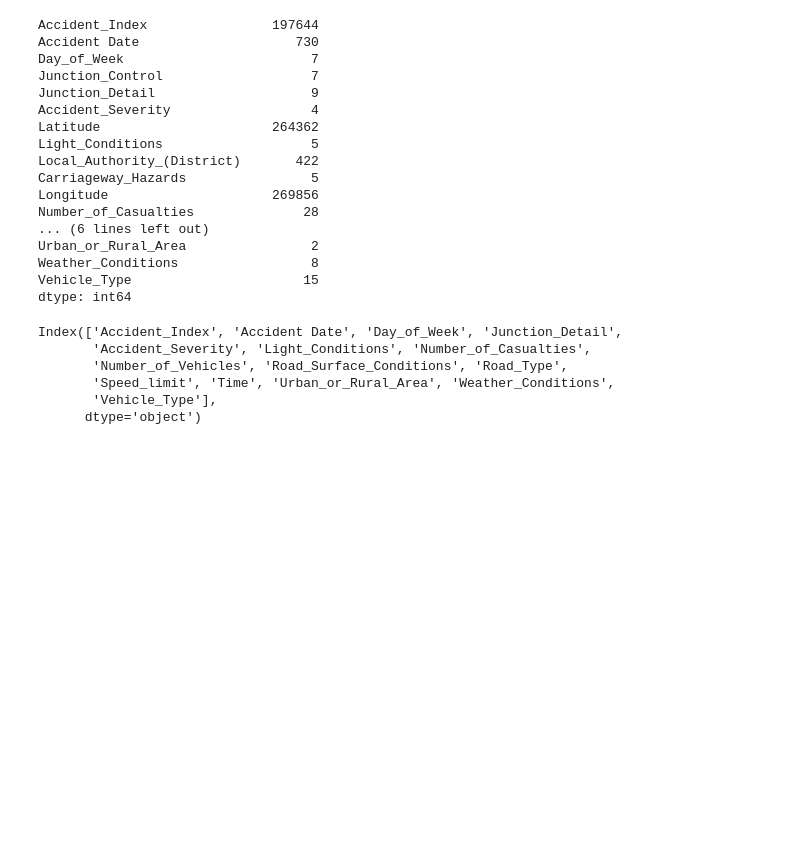
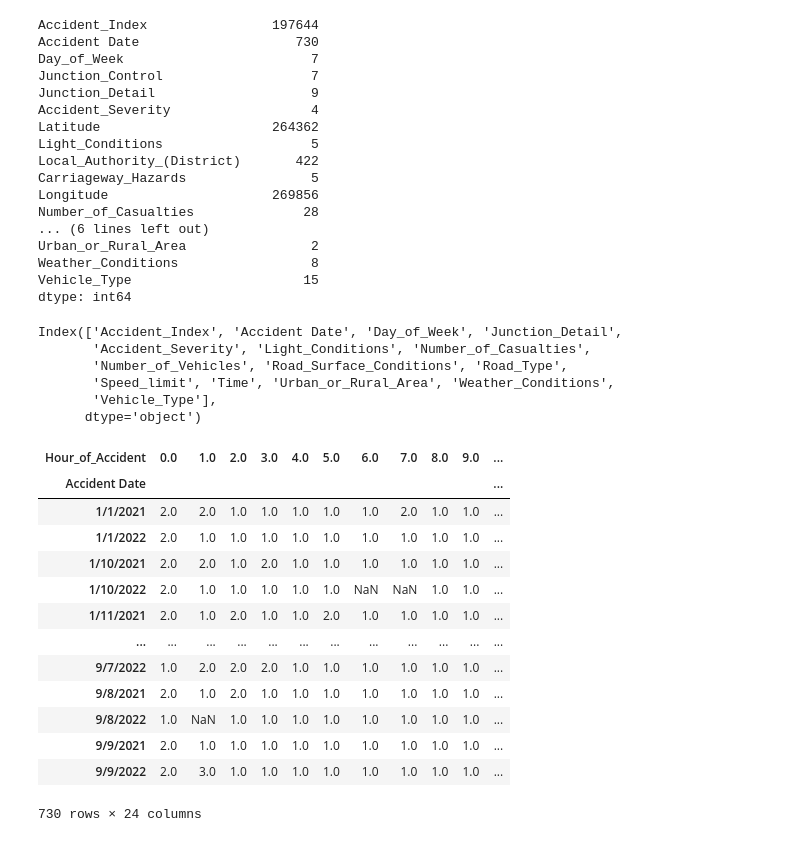
Before and after one commit to alixkaw/DPP-1, a Jupyter notebook: notebooks/01_exploration.ipynb, the cells around one changed output. Cells and saved outputs as stored; diff of their text form; code cells hidden in the pictures; blank space fills up the shorter version.

Commit message:
add pivot table and category mapping

```diff
--- a/notebooks/01_exploration.ipynb
+++ b/notebooks/01_exploration.ipynb
@@ -202,3 +202,29 @@ df = df.rename(columns={
     'Accident_Index': 'Accident_ID',
     'Time': 'Hour_of_Accident'
 })
+# %%
+# Creating a Pivot Table to analyze number of death values based on 'Accident Date' and 'Hour_of_Accident'
+pivot_table = (
+    df
+    .groupby(['Accident Date', 'Hour_of_Accident'])['death_toll']
+    .mean()
+    .unstack()
+    .round(0)
+)
+
+pivot_table
+# %% [output]
+| Hour_of_Accident | 0.0 | 1.0 | 2.0 | 3.0 | 4.0 | 5.0 | 6.0 | 7.0 | 8.0 | 9.0 | ... |
+| Accident Date |  |  |  |  |  |  |  |  |  |  | ... |
+| 1/1/2021 | 2.0 | 2.0 | 1.0 | 1.0 | 1.0 | 1.0 | 1.0 | 2.0 | 1.0 | 1.0 | ... |
+| 1/1/2022 | 2.0 | 1.0 | 1.0 | 1.0 | 1.0 | 1.0 | 1.0 | 1.0 | 1.0 | 1.0 | ... |
+| 1/10/2021 | 2.0 | 2.0 | 1.0 | 2.0 | 1.0 | 1.0 | 1.0 | 1.0 | 1.0 | 1.0 | ... |
+| 1/10/2022 | 2.0 | 1.0 | 1.0 | 1.0 | 1.0 | 1.0 | NaN | NaN | 1.0 | 1.0 | ... |
+| 1/11/2021 | 2.0 | 1.0 | 2.0 | 1.0 | 1.0 | 2.0 | 1.0 | 1.0 | 1.0 | 1.0 | ... |
+| ... | ... | ... | ... | ... | ... | ... | ... | ... | ... | ... | ... |
+| 9/7/2022 | 1.0 | 2.0 | 2.0 | 2.0 | 1.0 | 1.0 | 1.0 | 1.0 | 1.0 | 1.0 | ... |
+| 9/8/2021 | 2.0 | 1.0 | 2.0 | 1.0 | 1.0 | 1.0 | 1.0 | 1.0 | 1.0 | 1.0 | ... |
+| 9/8/2022 | 1.0 | NaN | 1.0 | 1.0 | 1.0 | 1.0 | 1.0 | 1.0 | 1.0 | 1.0 | ... |
+| 9/9/2021 | 2.0 | 1.0 | 1.0 | 1.0 | 1.0 | 1.0 | 1.0 | 1.0 | 1.0 | 1.0 | ... |
+| 9/9/2022 | 2.0 | 3.0 | 1.0 | 1.0 | 1.0 | 1.0 | 1.0 | 1.0 | 1.0 | 1.0 | ... |
+730 rows × 24 columns
```
Also changed, not shown: parts of 1 cell of this notebook.
